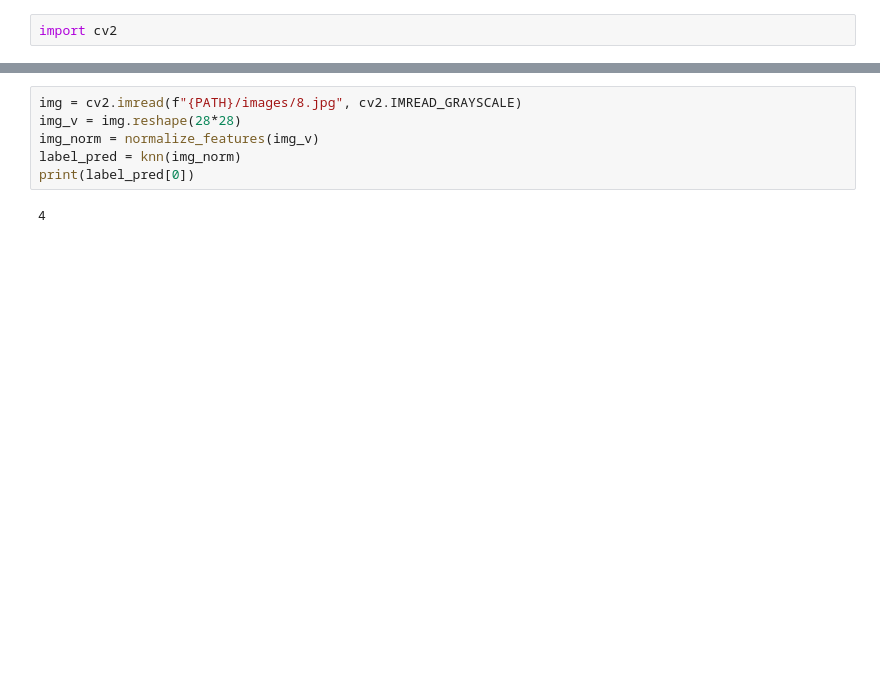
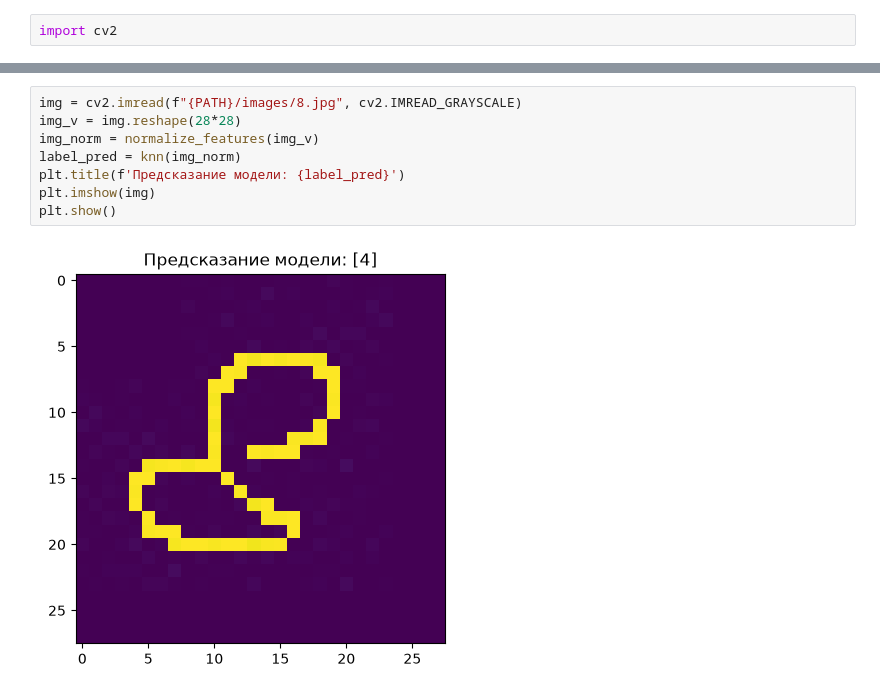
Before and after one commit to CondoR-R/university, a Jupyter notebook: современные_платформы_программирования/lab_1/lab_1.ipynb, the cells around one changed output, grey strips where cells are left out. Drawn from its saved outputs; the diff is of its cells as text; blank space fills up the shorter version.

```diff
--- a/современные_платформы_программирования/lab_1/lab_1.ipynb
+++ b/современные_платформы_программирования/lab_1/lab_1.ipynb
@@ -212,8 +229,10 @@ print(label_pred[0])
 # %%
 img = cv2.imread(f"{PATH}/images/8.jpg", cv2.IMREAD_GRAYSCALE)
 img_v = img.reshape(28*28)
 img_norm = normalize_features(img_v)
 label_pred = knn(img_norm)
-print(label_pred[0])
+plt.title(f'Предсказание модели: {label_pred}')
+plt.imshow(img)
+plt.show()
 # %% [output]
-4
+[figure, added]
```
Also changed, not shown: parts of 7 cells of this notebook.
